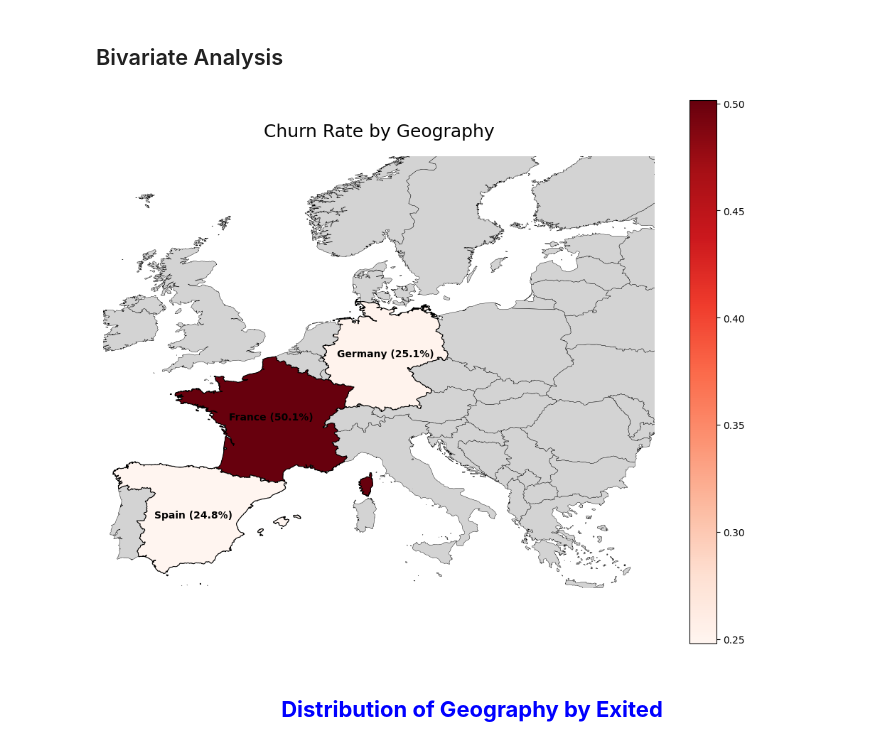
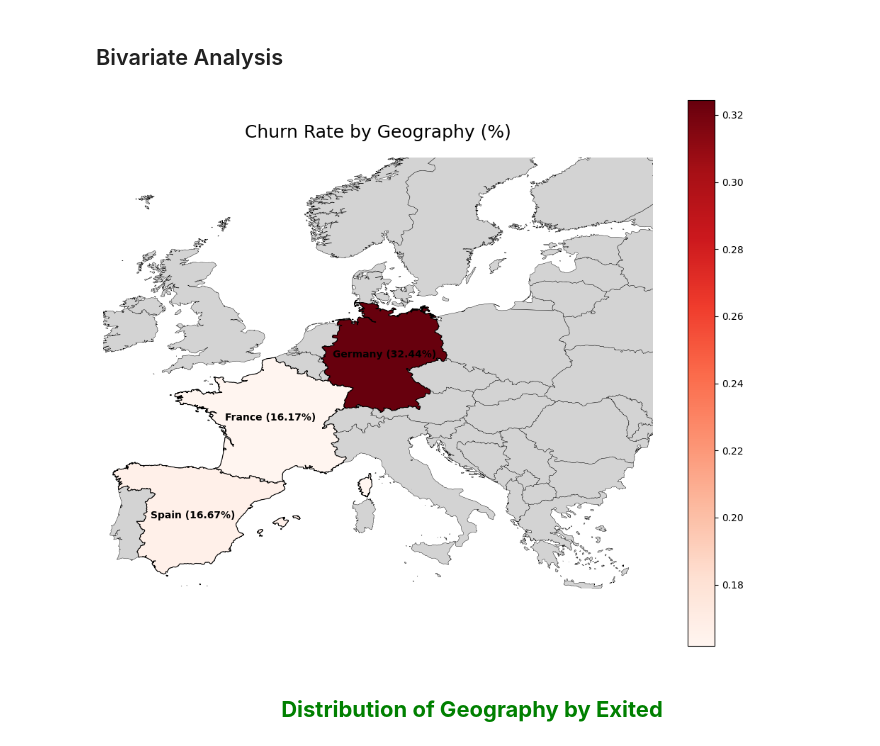
Before and after one commit to daominhthuan42/mindx-data-analytics-bootcamp, a Jupyter notebook: 01_MODULE_2/FINAL_PROJECT/Customer_churn.ipynb, the cells around one changed output. Drawn from its saved outputs; the diff is of its cells as text; code cells hidden in the pictures.

```diff
--- a/01_MODULE_2/FINAL_PROJECT/Customer_churn.ipynb
+++ b/01_MODULE_2/FINAL_PROJECT/Customer_churn.ipynb
@@ -1559,48 +1559,50 @@ plot_categorical_distribution(feature="NumOfProducts")
 # %% [markdown]
 ## Bivariate Analysis
 # %%
-def geography_distribution(df = df_customer_churn):
+def geography_distribution(df=df_customer_churn):
     import geopandas as gpd
+    # 1. Calculate churn rate by Geography: mean() = % of customers who exited
+    churn_rate_by_geo = df.groupby("Geography")["Exited"].mean()
 
-    highlight_countries = df["Geography"].value_counts(normalize=True).to_dict()
+    # 2. Load geojson file (country names must match the "admin" column)
+    world = gpd.read_file("custom.geo.json")
 
-    # Read data from "custom.geo.json"
-    world = gpd.read_file("custom.geo.json")
-    world["churn"] = world["admin"].map(highlight_countries)
+    # 3. Map churn rate to each country
+    world["churn_rate"] = world["admin"].map(churn_rate_by_geo)
+
+    # 4. Plotting
     fig, ax = plt.subplots(figsize=(10, 8))
-    world.plot(
-        ax=ax,
-        color="#D3D3D3",
-        edgecolor="black",
-        linewidth=0.3
-    )
 
-    highlighted = world[world["churn"].notnull()]
-    highlighted.plot(ax=ax, column="churn", cmap="Reds", edgecolor="black", linewidth=0.8, legend=True)
+    # Draw base map (entire Europe in grey)
+    world.plot(ax=ax, color="#D3D3D3", edgecolor="black", linewidth=0.3)
 
+    # Highlight countries that have churn data
+    highlighted = world[world["churn_rate"].notnull()]
+    highlighted.plot(ax=ax, column="churn_rate", cmap="Reds", edgecolor="black", linewidth=0.8, legend=True)
+
+    # Annotate country names and churn rates
     for idx, row in highlighted.iterrows():
-        point = row['geometry'].representative_point()
+        point = row["geometry"].representative_point()
         plt.annotate(
-            text=f"{row['admin']} ({row['churn']*100:.1f}%)",
+            text=f"{row['admin']} ({row['churn_rate'] * 100:.2f}%)",
             xy=(point.x, point.y),
-            ha='center',
+            ha="center",
             fontsize=10,
-            color='black',
-            weight='bold'
+            color="black",
+            weight="bold"
         )
 
     ax.set_xlim(-10, 30)
     ax.set_ylim(35, 65)
-
     ax.axis("off")
-    ax.set_title("Churn Rate by Geography", fontsize=18, pad=20)
+    ax.set_title("Churn Rate by Geography (%)", fontsize=18, pad=20)
 
     plt.tight_layout()
     plt.show()
 
-geography_distribution(df = df_customer_churn)
+geography_distribution()
 # %% [output]
-[figure, old version]
+[figure, new version]
 # %%
 from IPython.core.display import HTML
 # defining function for plotting
```
Also changed, not shown: parts of 34 cells of this notebook, 39 other files.
